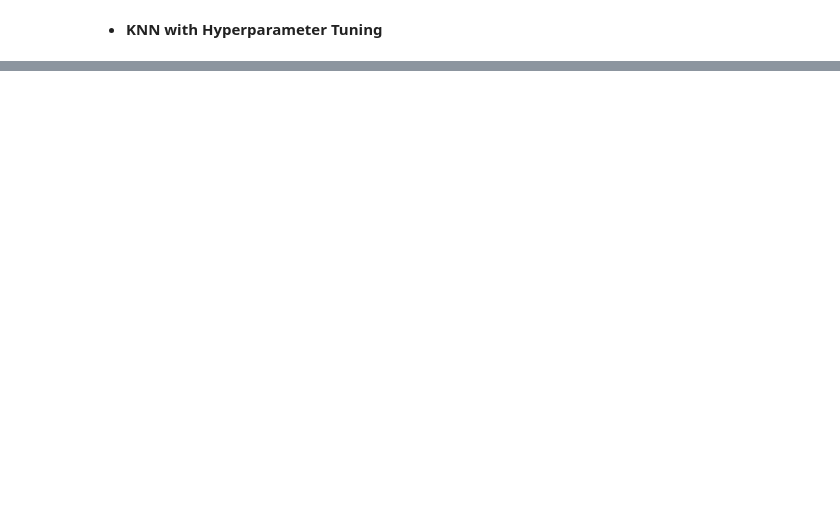
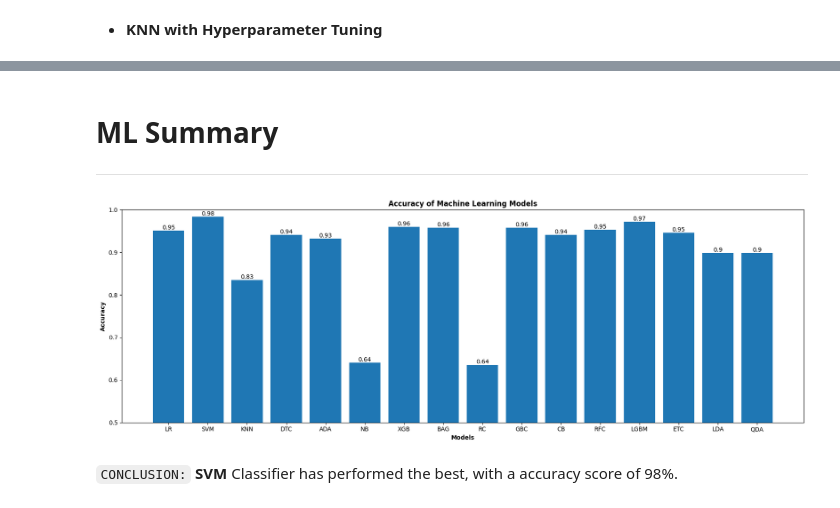
Before and after one commit to manjit-baishya-datascience/Multi-Class-Obesity-Risk-Prediction, a Jupyter notebook: obesity-risk-prediction.ipynb, the cells around one changed output, grey strips where cells are left out. Cells and saved outputs as stored; diff of their text form; code cells hidden in the pictures; blank space fills up the shorter version.

```diff
--- a/obesity-risk-prediction.ipynb
+++ b/obesity-risk-prediction.ipynb
@@ -416,0 +752,8 @@ weighted avg       0.94      0.94      0.94       423
+# %%
+etc_model = ExtraTreesClassifier()
+etc_model.fit(X_train, y_train)
+
+etc_pred = etc_model.predict(X_test)
+
+ETC = accuracy_score(y_test, etc_pred)
+print(classification_report(y_test, etc_pred))
@@ -416,0 +776,8 @@ weighted avg       0.94      0.94      0.94       423
+# %%
+lda_model = LinearDiscriminantAnalysis()
+lda_model.fit(X_train, y_train)
+
+lda_pred = lda_model.predict(X_test)
+
+LDA = accuracy_score(y_test, lda_pred)
+print(classification_report(y_test, lda_pred))
@@ -416,0 +800,8 @@ weighted avg       0.94      0.94      0.94       423
+# %%
+qda_model = LinearDiscriminantAnalysis()
+qda_model.fit(X_train, y_train)
+
+qda_pred = qda_model.predict(X_test)
+
+QDA = accuracy_score(y_test, qda_pred)
+print(classification_report(y_test, qda_pred))
@@ -416,0 +822,26 @@ weighted avg       0.94      0.94      0.94       423
+# %% [markdown]
+# **ML Summary**
+---
+# %%
+# summarizing all ML Model accuracies
+accuracy = {"LR" : LR, "SVM" : SVM, "KNN" : KNN, "DTC" : DTC, "ADA" : DTC_ADA, "NB" : NB, "XGB" : XGB, "BAG" : BAG, "RC" : RC, "GBC" : GBC, "CB" : CB, "RFC" : RFC, "LGBM" : LGBM, "ETC" : ETC, "LDA" : LDA, "QDA" : QDA}
+# %%
+# Plotting accuracy scores
+plt.figure(figsize=(17, 6))
+bars = plt.bar(accuracy.keys(), accuracy.values())
+
+# Adding annotations
+for bar in bars:
+    height = bar.get_height()
+    plt.text(bar.get_x() + bar.get_width() / 2, height, round(height, 2), ha='center', va='bottom')
+
+plt.xlabel('Models', fontweight = 'bold')
+plt.ylabel('Accuracy', fontweight = 'bold')
+plt.title('Accuracy of Machine Learning Models', fontweight = 'bold')
+plt.tight_layout()
+plt.ylim(0.5, 1)
+plt.show()
+# %% [output]
+[figure, added]
+# %% [markdown]
+`CONCLUSION:` **SVM** Classifier has performed the best, with a accuracy score of 98%.
```
Also changed, not shown: parts of 60 cells of this notebook, 7 other files.
